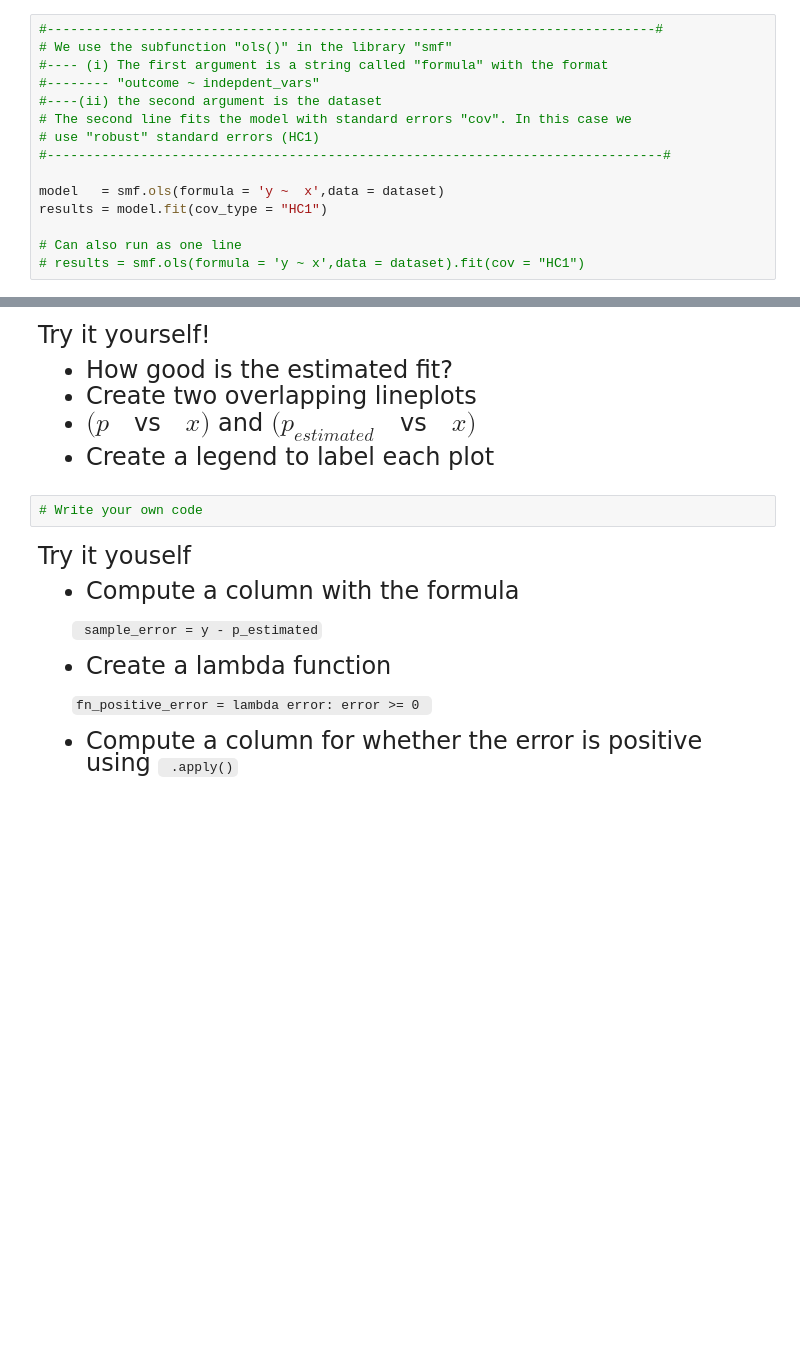
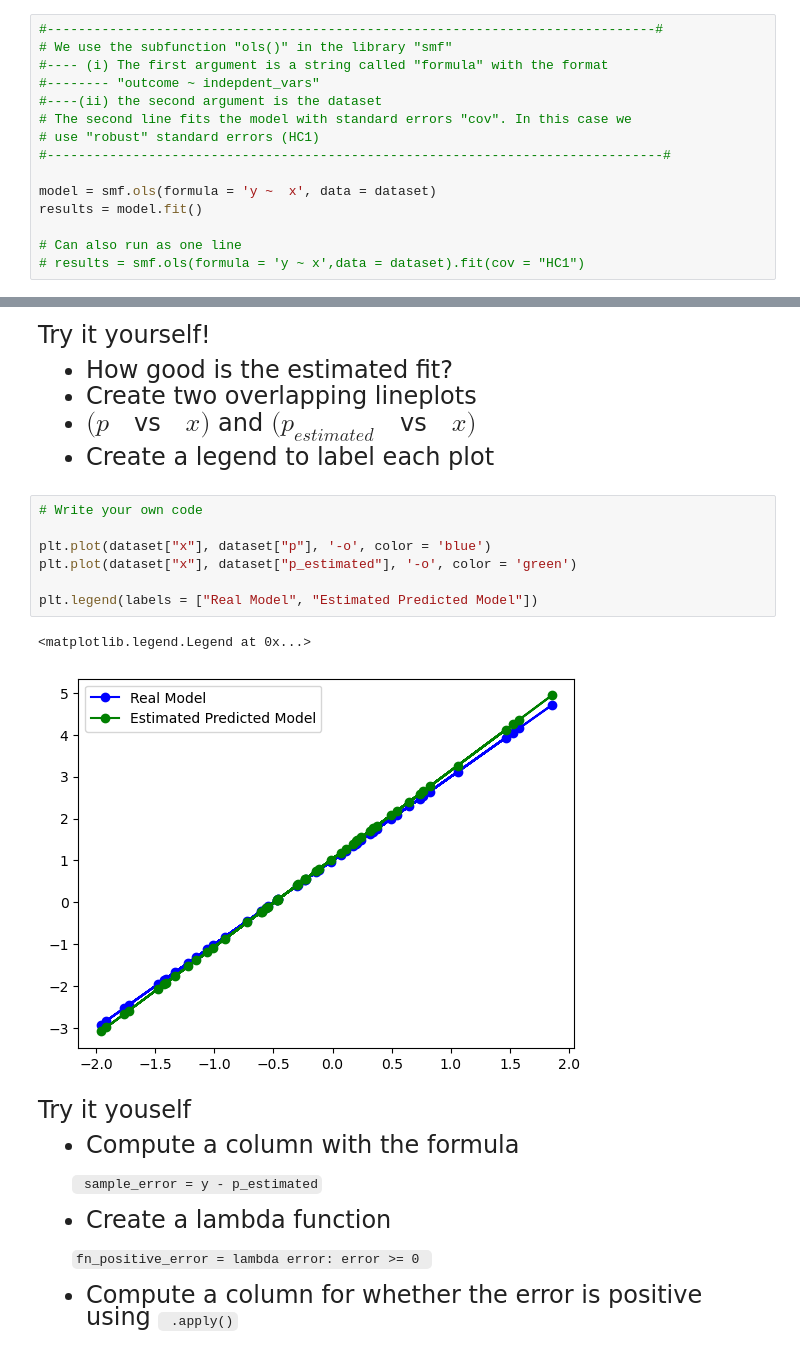
Before and after one commit to yoonpk147/qtm151_fall_2023, a Jupyter notebook: lecture_10/lecture_10.ipynb, the cells around one changed output, grey strips where cells are left out. Saved outputs shown, nothing was run; the diff lists cells and outputs as text; blank space fills up the shorter version.

```diff
--- a/lecture_10/lecture_10.ipynb
+++ b/lecture_10/lecture_10.ipynb
@@ -139,8 +171,8 @@ Let's fit an OLS model
 # use "robust" standard errors (HC1)
 #-------------------------------------------------------------------------------#
 
-model   = smf.ols(formula = 'y ~  x',data = dataset)
-results = model.fit(cov_type = "HC1")
+model = smf.ols(formula = 'y ~  x', data = dataset)
+results = model.fit()
 
 # Can also run as one line
 # results = smf.ols(formula = 'y ~ x',data = dataset).fit(cov = "HC1")
@@ -188,8 +220,16 @@ Try it yourself!
 - Create two overlapping lineplots
 - $(p \text{ }$ vs $\text{ } x)$ and $(p_{estimated} \text{ }$ vs $\text{ } x)$
 - Create a legend to label each plot
-# %%
-# Write your own code
+# %%
+# Write your own code
+
+plt.plot(dataset["x"], dataset["p"], '-o', color = 'blue')
+plt.plot(dataset["x"], dataset["p_estimated"], '-o', color = 'green')
+
+plt.legend(labels = ["Real Model", "Estimated Predicted Model"])
+# %% [output]
+<matplotlib.legend.Legend at 0x...>
+[figure, added]
 # %% [markdown]
 <font size = "5">
 
```
Also changed, not shown: parts of 4 cells of this notebook.
